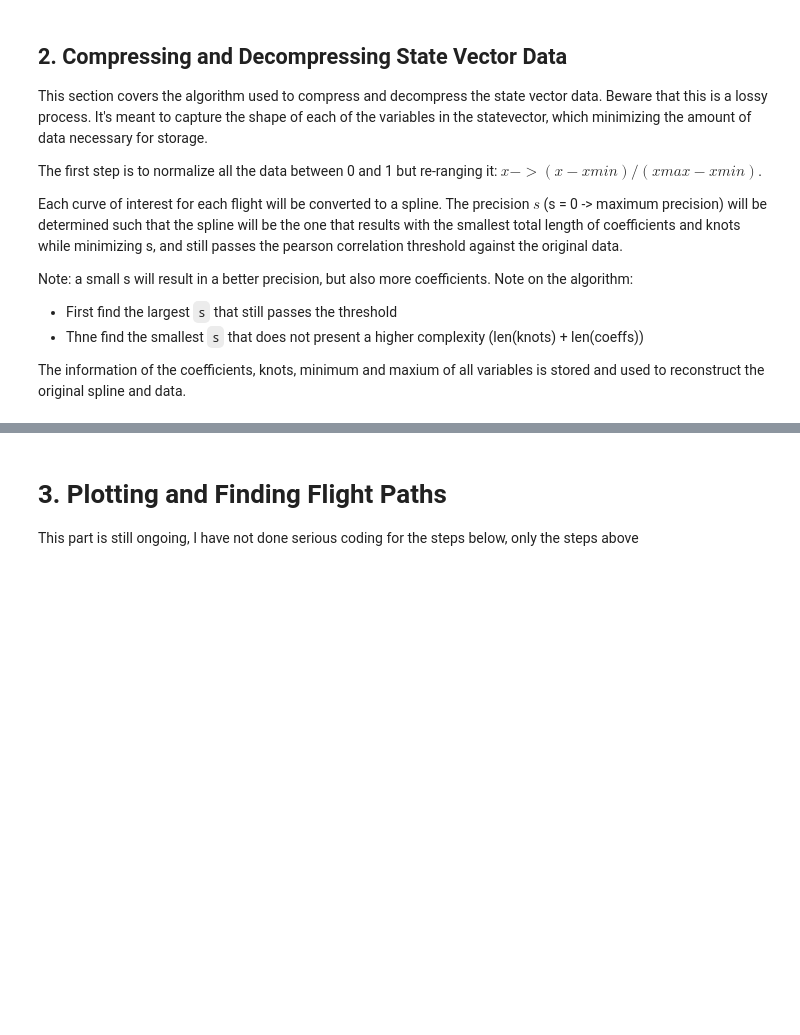
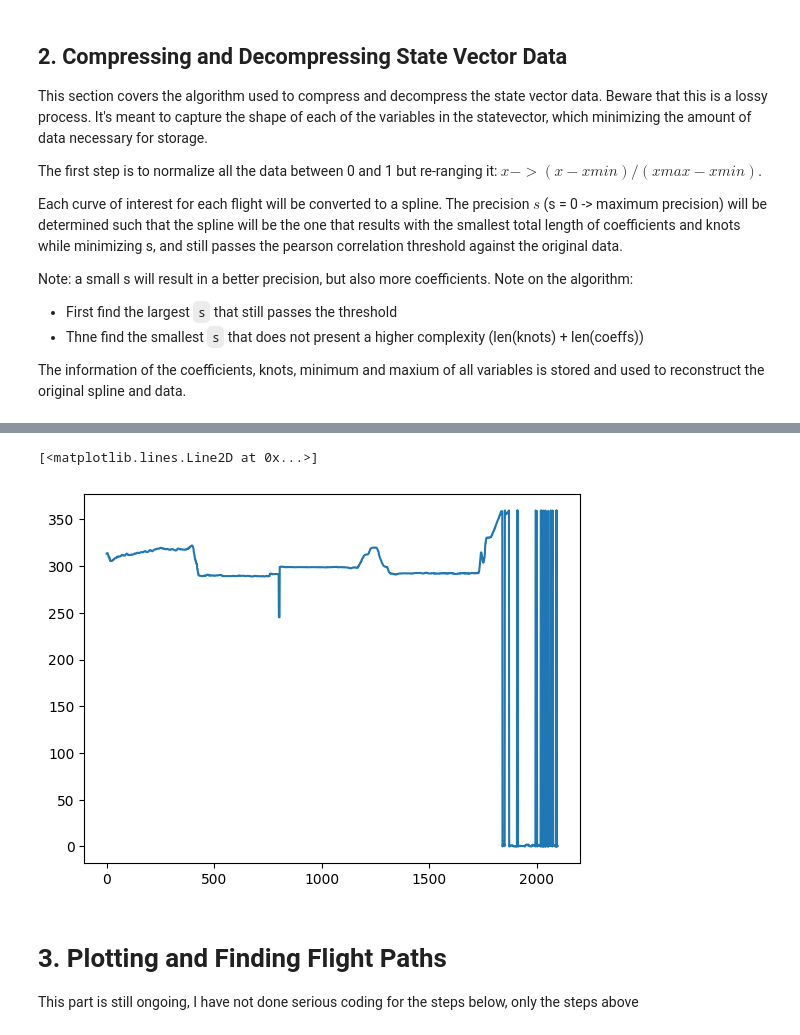
Before and after one commit to Flight-Path-Analysis/FlightPathAnalysis, a Jupyter notebook: prototyping/prototyping.ipynb, the cells around one changed output, grey strips where cells are left out. Saved outputs shown, nothing was run; the diff lists cells and outputs as text; code cells hidden in the pictures; blank space fills up the shorter version.

```diff
--- a/prototyping/prototyping.ipynb
+++ b/prototyping/prototyping.ipynb
@@ -366,3 +353,8 @@ metadata
+# %%
+plt.plot(state_vectors['heading'].to_list())
+# %% [output]
+[<matplotlib.lines.Line2D at 0x...>]
+[figure, added]
 # %% [markdown]
 # 3. Plotting and Finding Flight Paths
 
```
Also changed, not shown: parts of 4 cells of this notebook, 2 other files.
